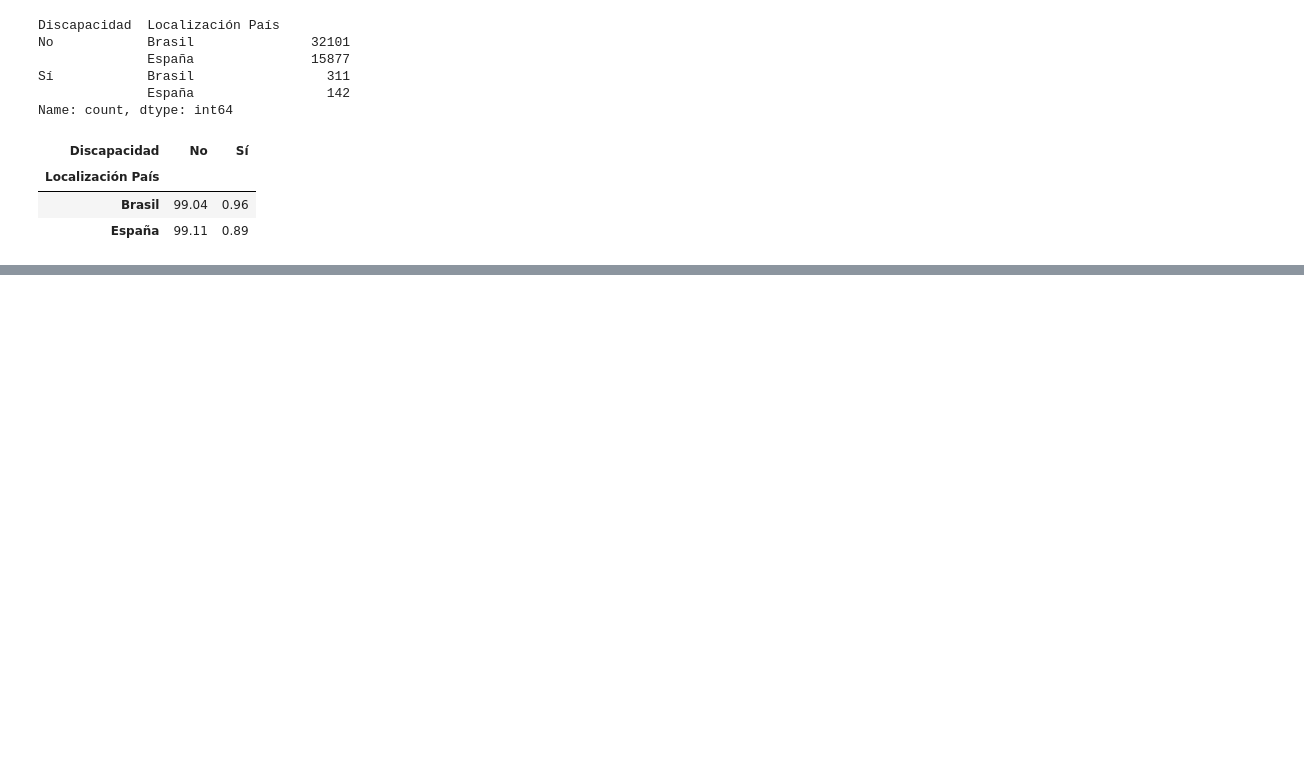
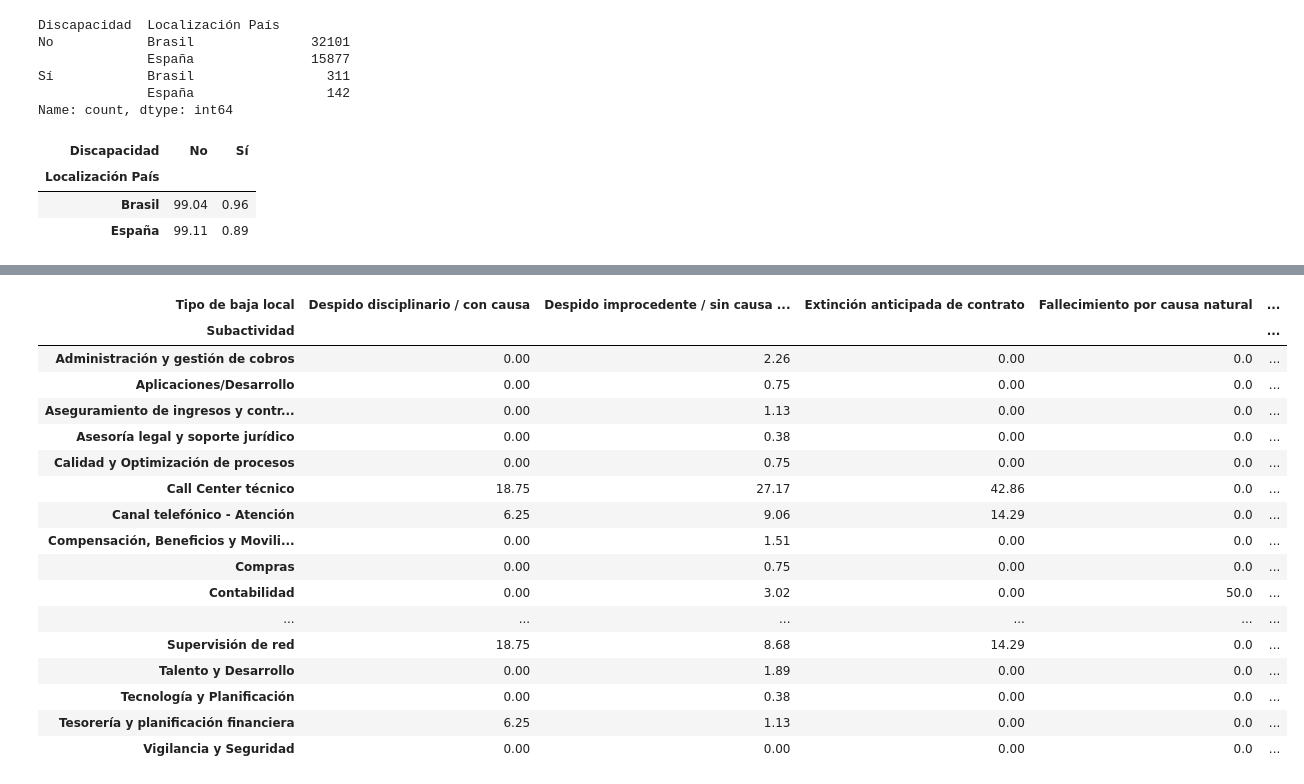
Before and after one commit to saraguzmanlopez-ops/caso_corusan, a Jupyter notebook: analisis_libre.ipynb, the cells around one changed output, grey strips where cells are left out. Cells and saved outputs as stored; diff of their text form; code cells hidden in the pictures; blank space fills up the shorter version.

```diff
--- a/analisis_libre.ipynb
+++ b/analisis_libre.ipynb
@@ -255,0 +366,32 @@ BRASIL -> Plantilla: 32412 | Actual PD: 311 | Faltan (Gap): int(round(337.24)) p
+# %%
+# sacamos % de despedidos por puesto  por cada casuistica
+porcentaje_genero_por_baja = (
+    pd.crosstab(
+        df_bajas_agosto_copy['Tipo de baja local'],
+        df_bajas_agosto_copy['Subactividad'],
+        normalize='index',
+    )
+    * 100
+).round(2)
+
+# Mostramos el resultado limpio
+display(porcentaje_genero_por_baja.T)
+# %% [output]
+| Tipo de baja local | Despido disciplinario / con causa | Despido improcedente / sin causa ... | Extinción anticipada de contrato | Fallecimiento por causa natural | ... |
+| Subactividad |  |  |  |  | ... |
+| Administración y gestión de cobros | 0.00 | 2.26 | 0.00 | 0.0 | ... |
+| Aplicaciones/Desarrollo | 0.00 | 0.75 | 0.00 | 0.0 | ... |
+| Aseguramiento de ingresos y contr... | 0.00 | 1.13 | 0.00 | 0.0 | ... |
+| Asesoría legal y soporte jurídico | 0.00 | 0.38 | 0.00 | 0.0 | ... |
+| Calidad y Optimización de procesos | 0.00 | 0.75 | 0.00 | 0.0 | ... |
+| Call Center técnico | 18.75 | 27.17 | 42.86 | 0.0 | ... |
+| Canal telefónico - Atención | 6.25 | 9.06 | 14.29 | 0.0 | ... |
+| Compensación, Beneficios y Movili... | 0.00 | 1.51 | 0.00 | 0.0 | ... |
+| Compras | 0.00 | 0.75 | 0.00 | 0.0 | ... |
+| Contabilidad | 0.00 | 3.02 | 0.00 | 50.0 | ... |
+| ... | ... | ... | ... | ... | ... |
+| Supervisión de red | 18.75 | 8.68 | 14.29 | 0.0 | ... |
+| Talento y Desarrollo | 0.00 | 1.89 | 0.00 | 0.0 | ... |
+| Tecnología y Planificación | 0.00 | 0.38 | 0.00 | 0.0 | ... |
+| Tesorería y planificación financiera | 6.25 | 1.13 | 0.00 | 0.0 | ... |
+| Vigilancia y Seguridad | 0.00 | 0.00 | 0.00 | 0.0 | ... |
```
Also changed, not shown: parts of 21 cells of this notebook, 5 other files.
